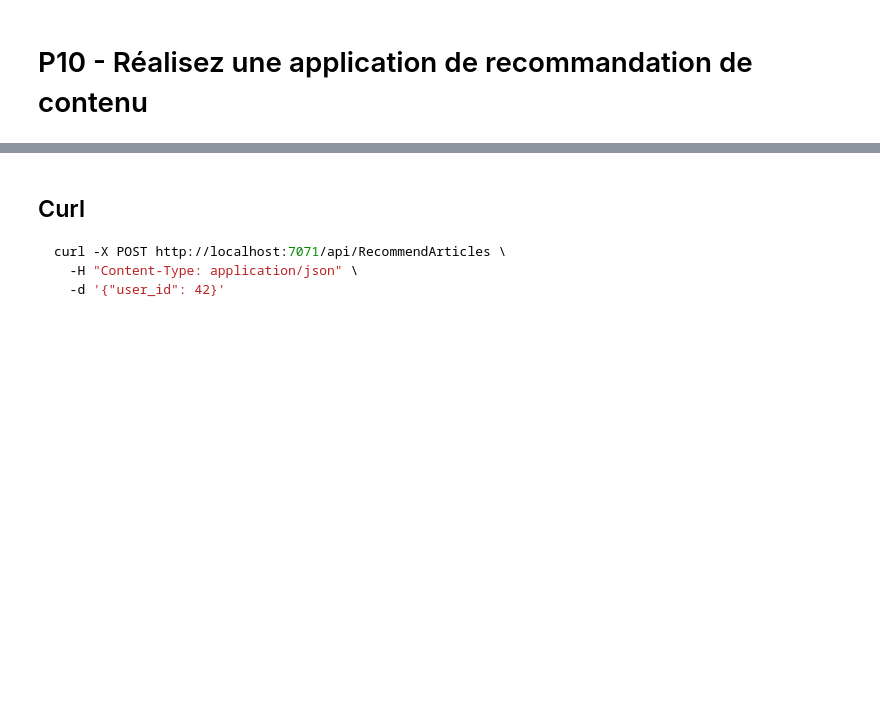
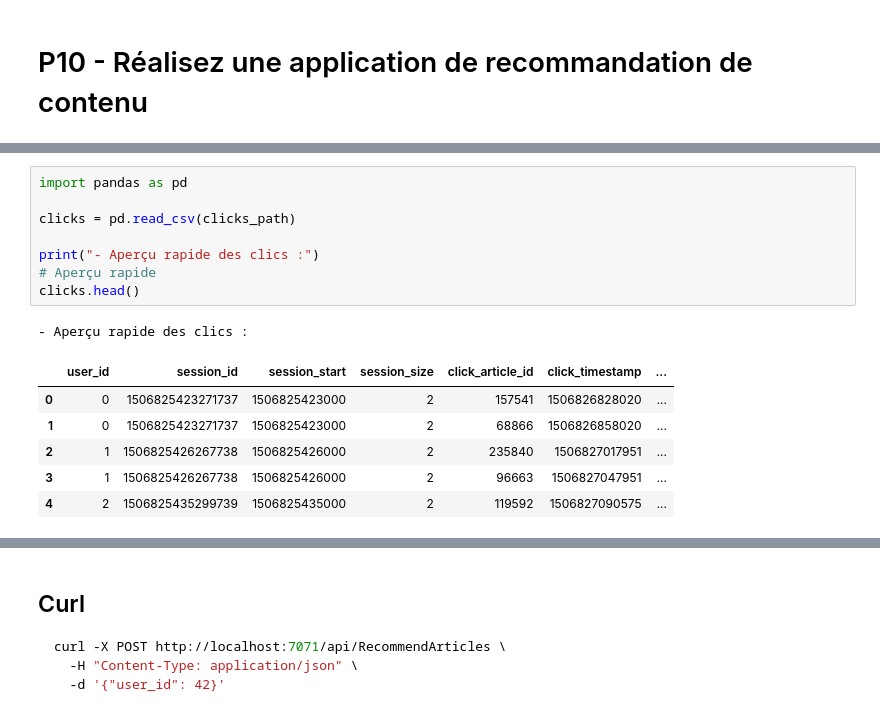
Before and after one commit to brunfla/p10-recommandation-contenu, a Jupyter notebook: notebooks/training.ipynb, the cells around one changed output, grey strips where cells are left out. Drawn from its saved outputs; the diff is of its cells as text; blank space fills up the shorter version.

```diff
--- a/notebooks/training.ipynb
+++ b/notebooks/training.ipynb
@@ -32,0 +104,16 @@ Nombre d’articles uniques (article_id) : 364047
+# %%
+import pandas as pd
+
+clicks = pd.read_csv(clicks_path)
+
+print("- Aperçu rapide des clics :")
+# Aperçu rapide
+clicks.head()
+# %% [output]
+- Aperçu rapide des clics :
+|  | user_id | session_id | session_start | session_size | click_article_id | click_timestamp | ... |
+| 0 | 0 | 1506825423271737 | 1506825423000 | 2 | 157541 | 1506826828020 | ... |
+| 1 | 0 | 1506825423271737 | 1506825423000 | 2 | 68866 | 1506826858020 | ... |
+| 2 | 1 | 1506825426267738 | 1506825426000 | 2 | 235840 | 1506827017951 | ... |
+| 3 | 1 | 1506825426267738 | 1506825426000 | 2 | 96663 | 1506827047951 | ... |
+| 4 | 2 | 1506825435299739 | 1506825435000 | 2 | 119592 | 1506827090575 | ... |
```
Also changed, not shown: parts of 28 cells of this notebook, 13 other files.
